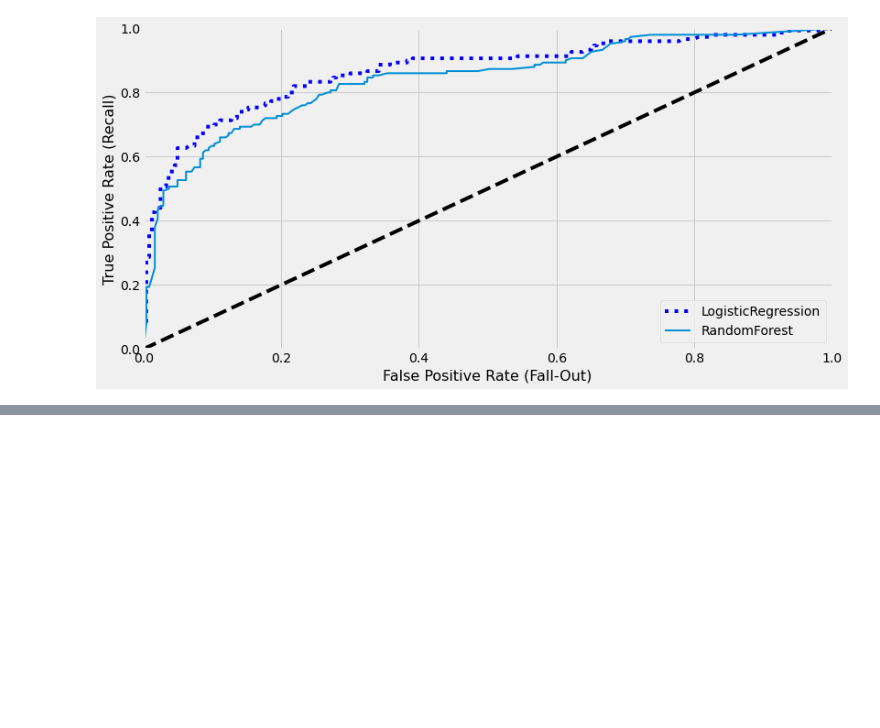
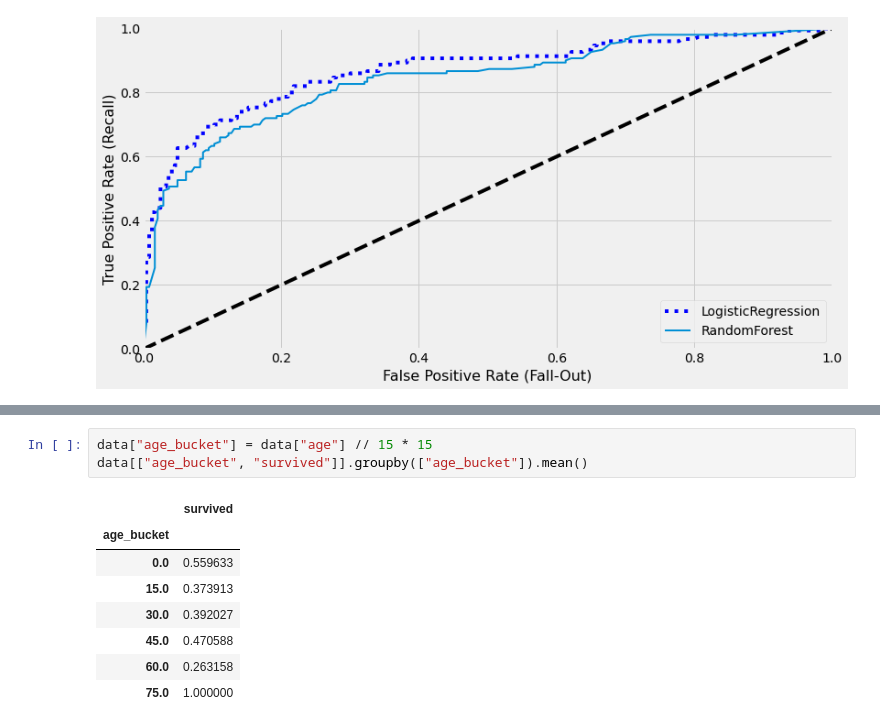
Before and after one commit to LuiGGi629/task-cube, a Jupyter notebook: eda_and_modeling.ipynb, the cells around one changed output, grey strips where cells are left out. Drawn from its saved outputs; the diff is of its cells as text; blank space fills up the shorter version.

```diff
--- a/eda_and_modeling.ipynb
+++ b/eda_and_modeling.ipynb
@@ -588,0 +582,12 @@ plt.show()
+# %%
+data["age_bucket"] = data["age"] // 15 * 15
+data[["age_bucket", "survived"]].groupby(["age_bucket"]).mean()
+# %% [output]
+|  | survived |
+| age_bucket |  |
+| 0.0 | 0.559633 |
+| 15.0 | 0.373913 |
+| 30.0 | 0.392027 |
+| 45.0 | 0.470588 |
+| 60.0 | 0.263158 |
+| 75.0 | 1.000000 |
```
Also changed, not shown: parts of 32 cells of this notebook.
